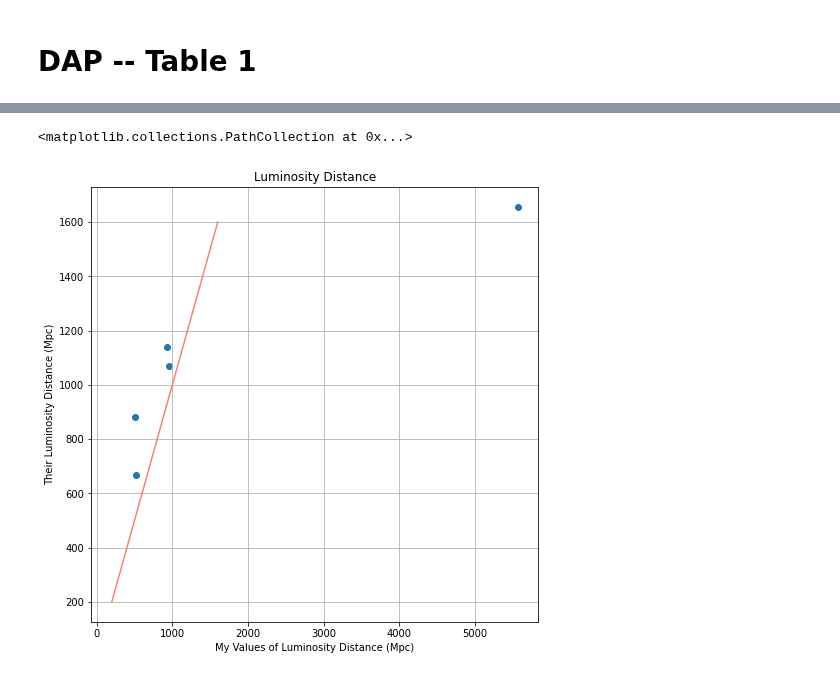
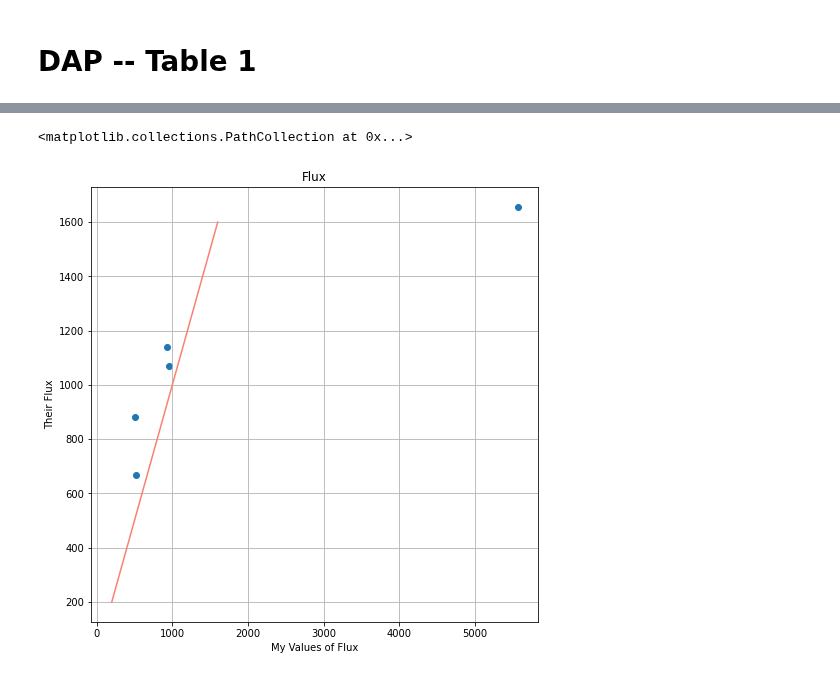
Before and after one commit to Natacha-U/Snr-Prj, a Jupyter notebook: Notebooks/H-Alpha/Area_Calculator.ipynb, the cells around one changed output, grey strips where cells are left out. Cells and saved outputs as stored; diff of their text form; code cells hidden in the pictures.

```diff
--- a/Notebooks/H-Alpha/Area_Calculator.ipynb
+++ b/Notebooks/H-Alpha/Area_Calculator.ipynb
@@ -155,13 +124,13 @@ ha_table_1
 # %%
 plt.figure(figsize = (8,8))
 plt.grid()
 # plt.xlim(350,650)
 # plt.ylim(350,650)
-plt.xlabel('My Values of Luminosity Distance (Mpc)')
-plt.ylabel('Their Luminosity Distance (Mpc)')
-plt.title('Luminosity Distance')
+plt.xlabel('My Values of Flux')
+plt.ylabel('Their Flux')
+plt.title('Flux')
 plt.plot([200,1600], [200,1600], color = 'salmon')
 plt.scatter(ha_table_1['flux'], ha_table_1['Given flux'])
 # %% [output]
 <matplotlib.collections.PathCollection at 0x...>
-[figure, old version]
+[figure, new version]
```
Also changed, not shown: parts of 15 cells of this notebook.
